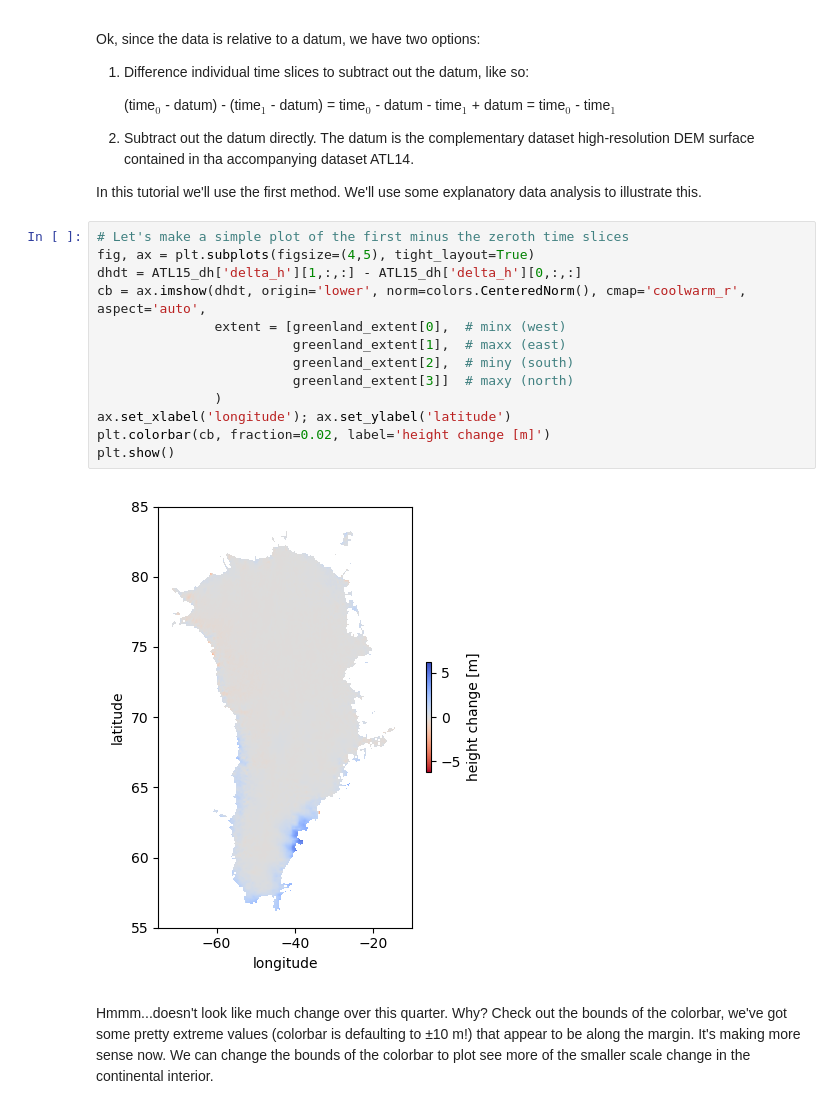
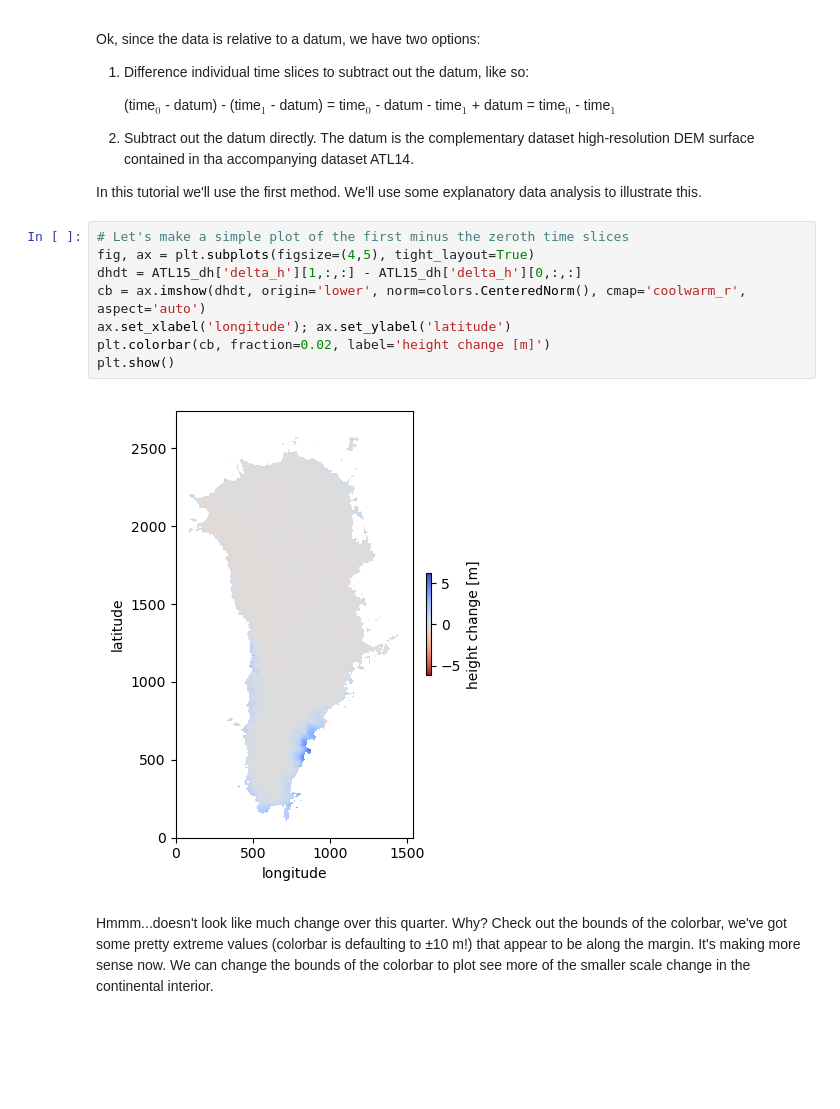
Before and after one commit to CryoInTheCloud/CryoCloudWebsite, a Jupyter notebook: book/tutorials/IS2_ATL15_surface_height_anomalies/IS2_ATL15_surface_height_anomalies.ipynb, the cells around one changed output. Cells and saved outputs as stored; diff of their text form; blank space fills up the shorter version.

```diff
--- a/book/tutorials/IS2_ATL15_surface_height_anomalies/IS2_ATL15_surface_height_anomalies.ipynb
+++ b/book/tutorials/IS2_ATL15_surface_height_anomalies/IS2_ATL15_surface_height_anomalies.ipynb
@@ -437,18 +437,13 @@ In this tutorial we'll use the first method. We'll use some explanatory data ana
 # %%
 # Let's make a simple plot of the first minus the zeroth time slices
 fig, ax = plt.subplots(figsize=(4,5), tight_layout=True)
 dhdt = ATL15_dh['delta_h'][1,:,:] - ATL15_dh['delta_h'][0,:,:]
-cb = ax.imshow(dhdt, origin='lower', norm=colors.CenteredNorm(), cmap='coolwarm_r', aspect='auto',
-               extent = [greenland_extent[0],  # minx (west)
-                         greenland_extent[1],  # maxx (east)
-                         greenland_extent[2],  # miny (south)
-                         greenland_extent[3]]  # maxy (north)
-               )
+cb = ax.imshow(dhdt, origin='lower', norm=colors.CenteredNorm(), cmap='coolwarm_r', aspect='auto')
 ax.set_xlabel('longitude'); ax.set_ylabel('latitude')
 plt.colorbar(cb, fraction=0.02, label='height change [m]')
 plt.show()
 # %% [output]
-[figure, old version]
+[figure, new version]
 # %% [markdown]
 Hmmm...doesn't look like much change over this quarter. Why? Check out the bounds of the colorbar, we've got some pretty extreme values (colorbar is defaulting to ±10 m!) that appear to be along the margin. It's making more sense now. We can change the bounds of the colorbar to plot see more of the smaller scale change in the continental interior.
 # %%
```
Also changed, not shown: parts of 13 cells of this notebook.
